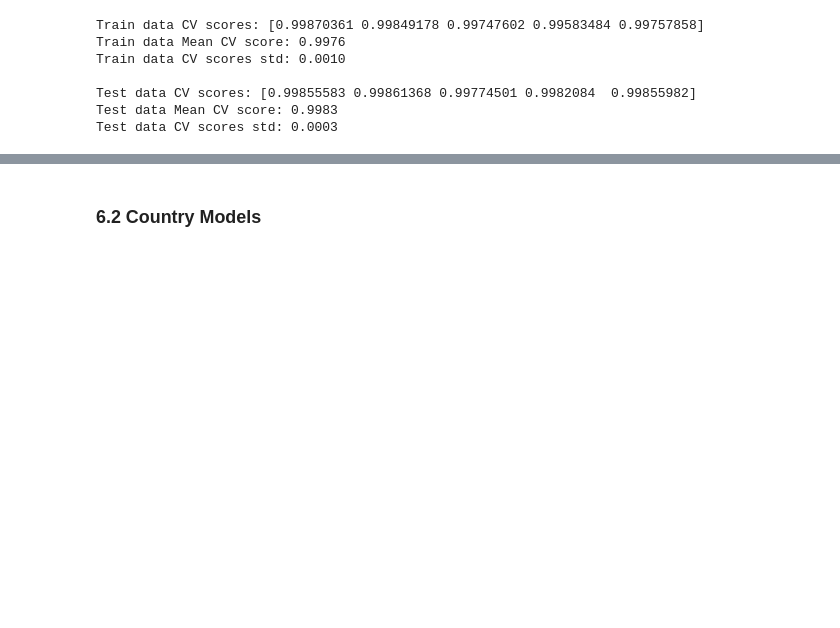
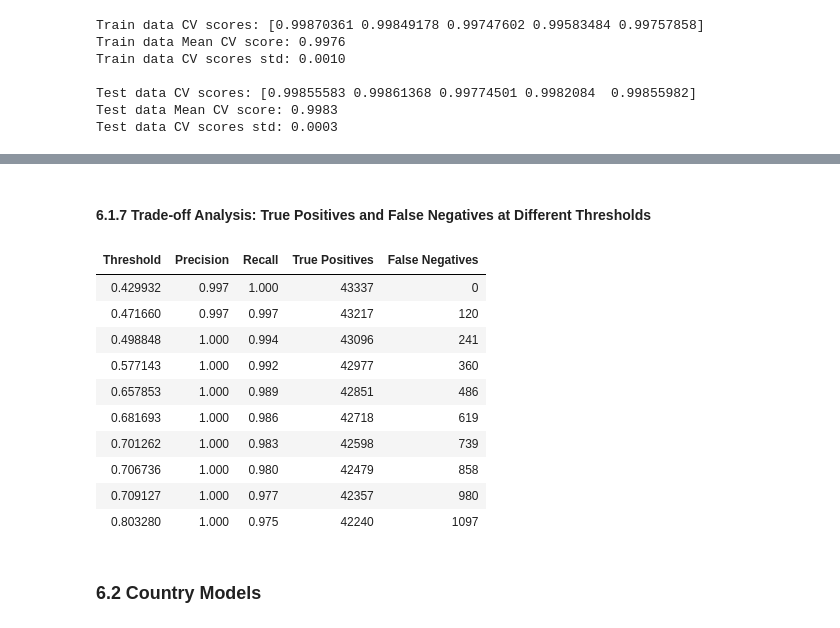
Before and after one commit to judesantos/Springboard_DS_ML, a Jupyter notebook: Unit17.3_Capstone2_Modeling/Capstone2_Modeling-Rev2.ipynb, the cells around one changed output, grey strips where cells are left out. Saved outputs shown, nothing was run; the diff lists cells and outputs as text; code cells hidden in the pictures; blank space fills up the shorter version.

Commit message:
Capstone2 - Modeling: Added for: features influencing prediction; trade-off analysis

```diff
--- a/Unit17.3_Capstone2_Modeling/Capstone2_Modeling-Rev2.ipynb
+++ b/Unit17.3_Capstone2_Modeling/Capstone2_Modeling-Rev2.ipynb
@@ -208,7 +211,7 @@ By analyzing the evaluation results (recall, precision, F1 score), the stake hol
 def get_LR_model():
   return LogisticRegression(class_weight='balanced', max_iter=1600, n_jobs=-1, random_state=utils.random_state)
 
-utils.evaluate_precision_recall_optimized_model(mh_o, get_LR_model, metric='f1')
+_ = utils.evaluate_precision_recall_optimized_model(mh_o, get_LR_model, metric='f1')
 # %% [output]
 Confusion Matrix:
 [[25536 17449]
@@ -235,7 +238,7 @@ Optimal Threshold: 0.343
 def get_RF_model():
   return RandomForestClassifier(class_weight='balanced', n_jobs=-1, random_state=utils.random_state)
 
-utils.evaluate_precision_recall_optimized_model(mh_o, get_RF_model, metric='f1')
+_ = utils.evaluate_precision_recall_optimized_model(mh_o, get_RF_model, metric='f1')
 # %% [output]
 Confusion Matrix:
 [[42304   681]
@@ -262,7 +265,7 @@ Optimal Threshold: 0.520
 def get_LGBM_model():
   return LGBMClassifier(class_weight='balanced', n_jobs=-1, random_state=utils.random_state, verbose=0)
 
-utils.evaluate_precision_recall_optimized_model(mh_o, get_LGBM_model, metric='f1')
+_ = utils.evaluate_precision_recall_optimized_model(mh_o, get_LGBM_model, metric='f1')
 # %% [output]
 Confusion Matrix:
 [[42373   612]
@@ -290,7 +293,7 @@ def get_XGB_model():
   scale_pos_weight = sum(mh_o.y_train == 0) / sum(mh_o.y_train == 1)
   return XGBClassifier(scale_pos_weight=scale_pos_weight, n_jobs=-1, random_state=utils.random_state)
 
-utils.evaluate_precision_recall_optimized_model(mh_o, get_XGB_model, metric='f1')
+fitted_model = utils.evaluate_precision_recall_optimized_model(mh_o, get_XGB_model, metric='f1')
 # %% [output]
 Confusion Matrix:
 [[42869   116]
@@ -355,3 +375,20 @@ This suggests XGBoost is performing exceptionally well, especially for identifyi
+# %% [markdown]
+#### 6.1.7 Trade-off Analysis: True Positives and False Negatives at Different Thresholds
+# %%
+trade_offs = utils.analyze_tradeoffs(mh_o, get_XGB_model)
+trade_offs.style.hide(axis='index')
+# %% [output]
+| Threshold | Precision | Recall | True Positives | False Negatives |
+| 0.429932 | 0.997 | 1.000 | 43337 | 0 |
+| 0.471660 | 0.997 | 0.997 | 43217 | 120 |
+| 0.498848 | 1.000 | 0.994 | 43096 | 241 |
+| 0.577143 | 1.000 | 0.992 | 42977 | 360 |
+| 0.657853 | 1.000 | 0.989 | 42851 | 486 |
+| 0.681693 | 1.000 | 0.986 | 42718 | 619 |
+| 0.701262 | 1.000 | 0.983 | 42598 | 739 |
+| 0.706736 | 1.000 | 0.980 | 42479 | 858 |
+| 0.709127 | 1.000 | 0.977 | 42357 | 980 |
+| 0.803280 | 1.000 | 0.975 | 42240 | 1097 |
 # %% [markdown]
 ### 6.2 Country Models
 # %% [markdown]
```
Also changed, not shown: parts of 7 cells of this notebook, 1 other file.
